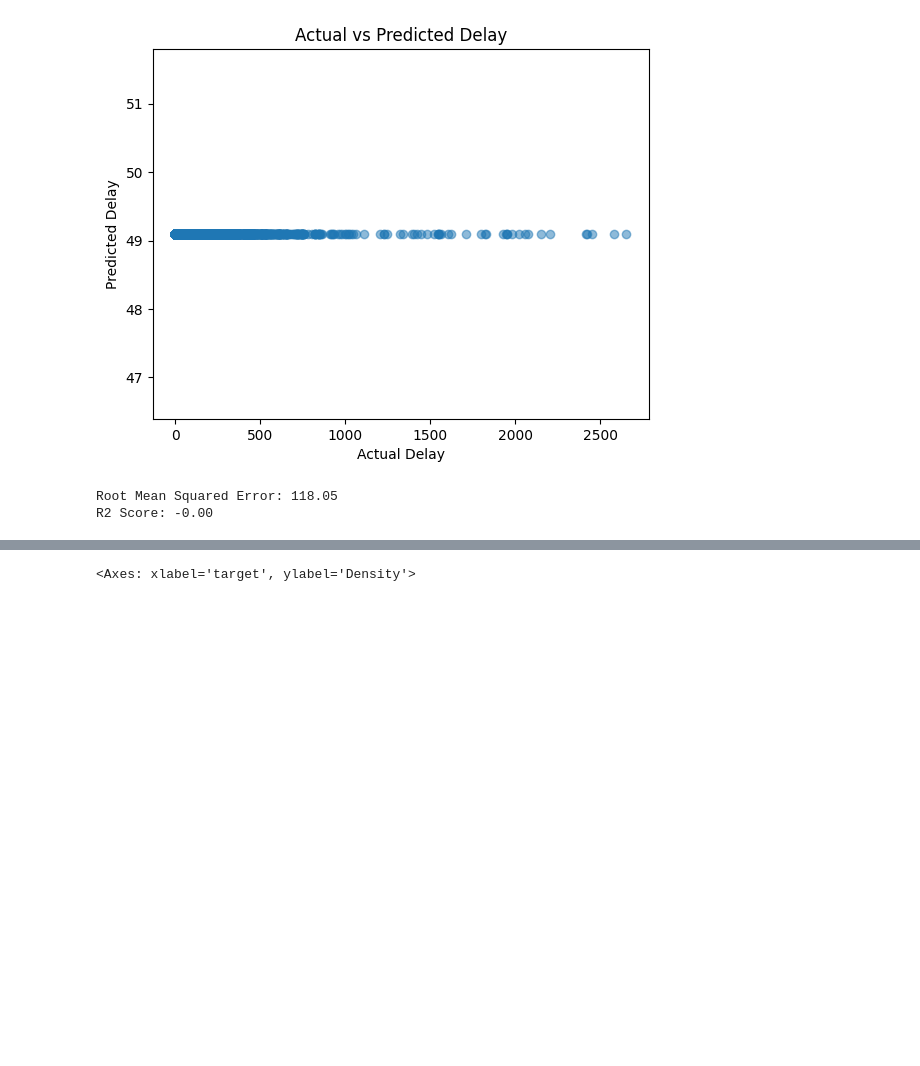
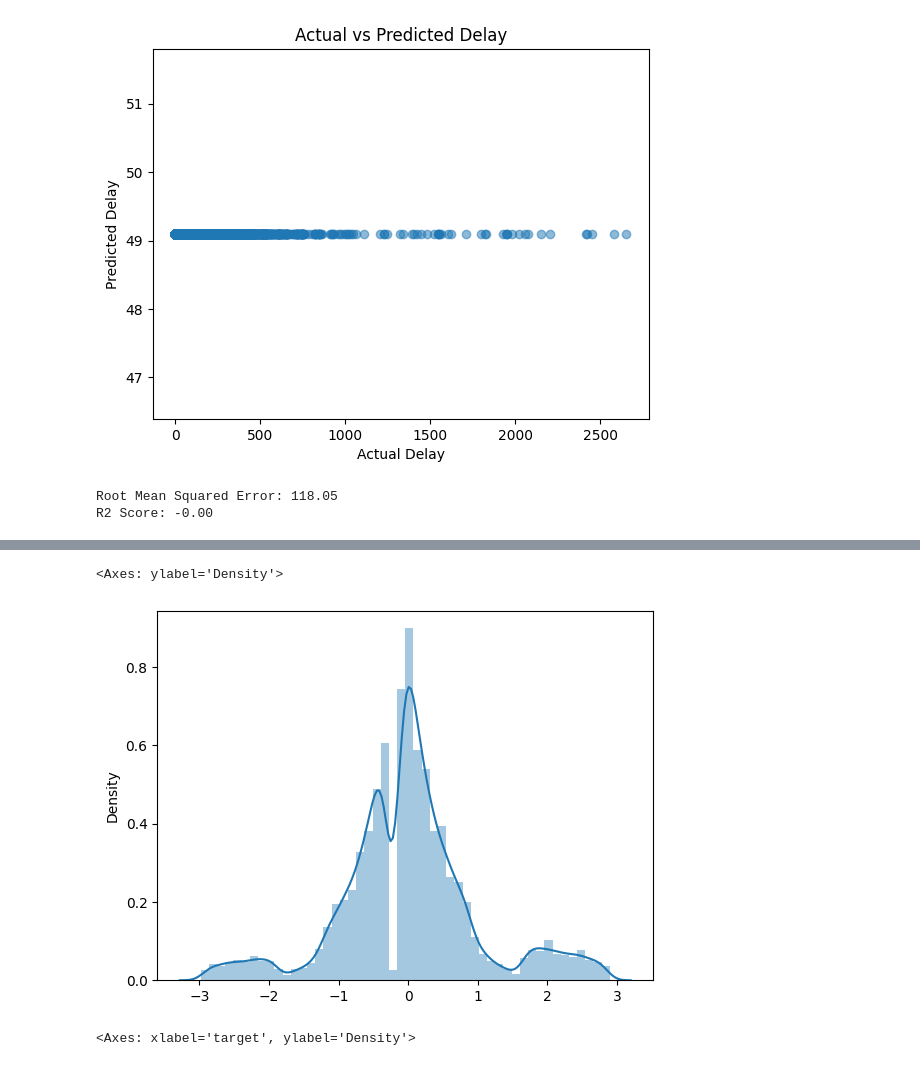
Before and after one commit to marcok10/ds-ml-project, a Jupyter notebook: EDA-flight.ipynb, the cells around one changed output, grey strips where cells are left out. Saved outputs shown, nothing was run; the diff lists cells and outputs as text; code cells hidden in the pictures; blank space fills up the shorter version.

```diff
--- a/EDA-flight.ipynb
+++ b/EDA-flight.ipynb
@@ -164,3 +301,11 @@ ValueError: Classification metrics can't handle a mix of multiclass and continuo
+# %%
+from sklearn.preprocessing import power_transform
+box_cox = power_transform(all_zeros_pos_neg[['target']], method='yeo-johnson')
+# %%
+sns.distplot(box_cox, kde=True)
+# %% [output]
+<Axes: ylabel='Density'>
+[figure, added]
 # %%
 import seaborn as sns
 sns.distplot(fd_train['target'], kde=True)
```
Also changed, not shown: parts of 16 cells of this notebook.
